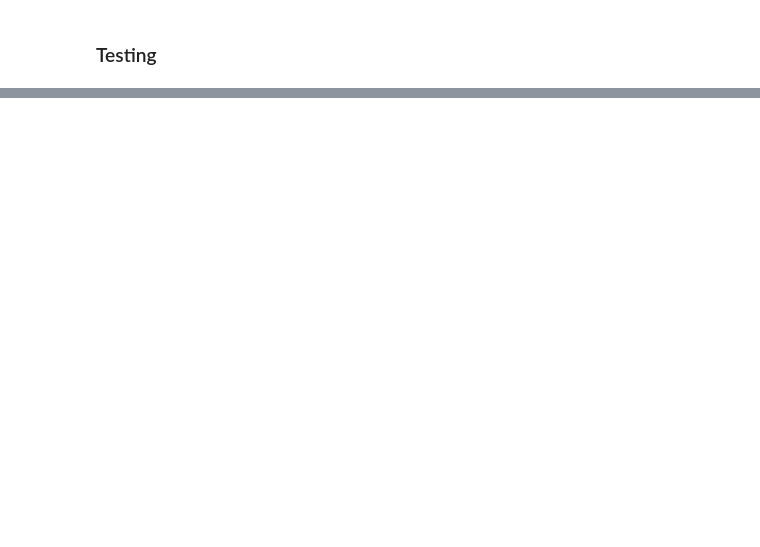
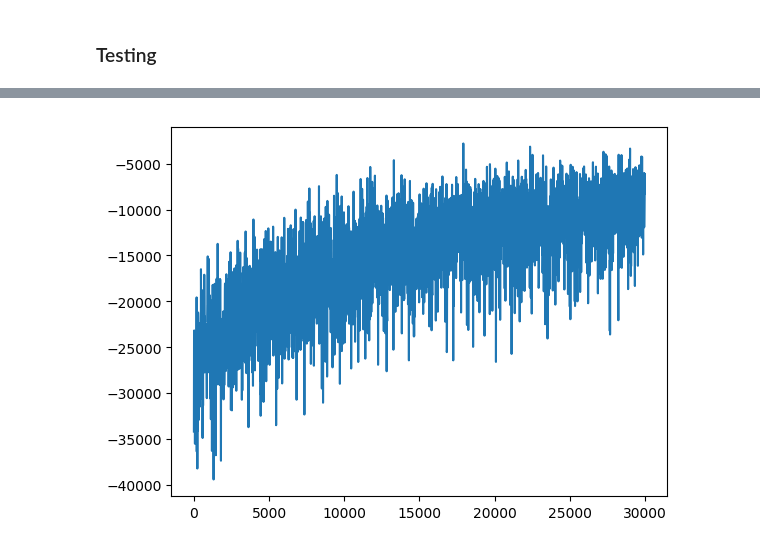
Before and after one commit to dsalgador/RL-Project, a Jupyter notebook: Test-Q-Simulations.ipynb, the cells around one changed output, grey strips where cells are left out. Cells and saved outputs as stored; diff of their text form; code cells hidden in the pictures; blank space fills up the shorter version.

```diff
--- a/Test-Q-Simulations.ipynb
+++ b/Test-Q-Simulations.ipynb
@@ -436,21 +440,23 @@ plt.show()
 # %%
 # Visualizing train simulation:
 
 # train_anim = ut.create_system_animation(train_visualization_steps, train_iterations, train_freq)
 # HTML(train_anim.to_html5_video())
 
-episode = 1000
+episode =30000
 simulation_id = 14
-step = 1
+step = 10
 discrewards_list = ut.load_obj("discrewards/discrew-train-sim" + f"{simulation_id}" + "-" + f"{episode}")
 
 discrewards_list2 = [discrewards_list[i] for i in range(0,len(discrewards_list),step)]
 
 p = plt.plot([i for i in range(0,len(discrewards_list),step)],
              discrewards_list2)
 
 #print(discrewards_list)
 plt.show()
+# %% [output]
+[figure, added]
 # %%
    # simulation_id = 4
     #train_iterations = 2*10**6
```
Also changed, not shown: parts of 12 cells of this notebook, 2 other files.
